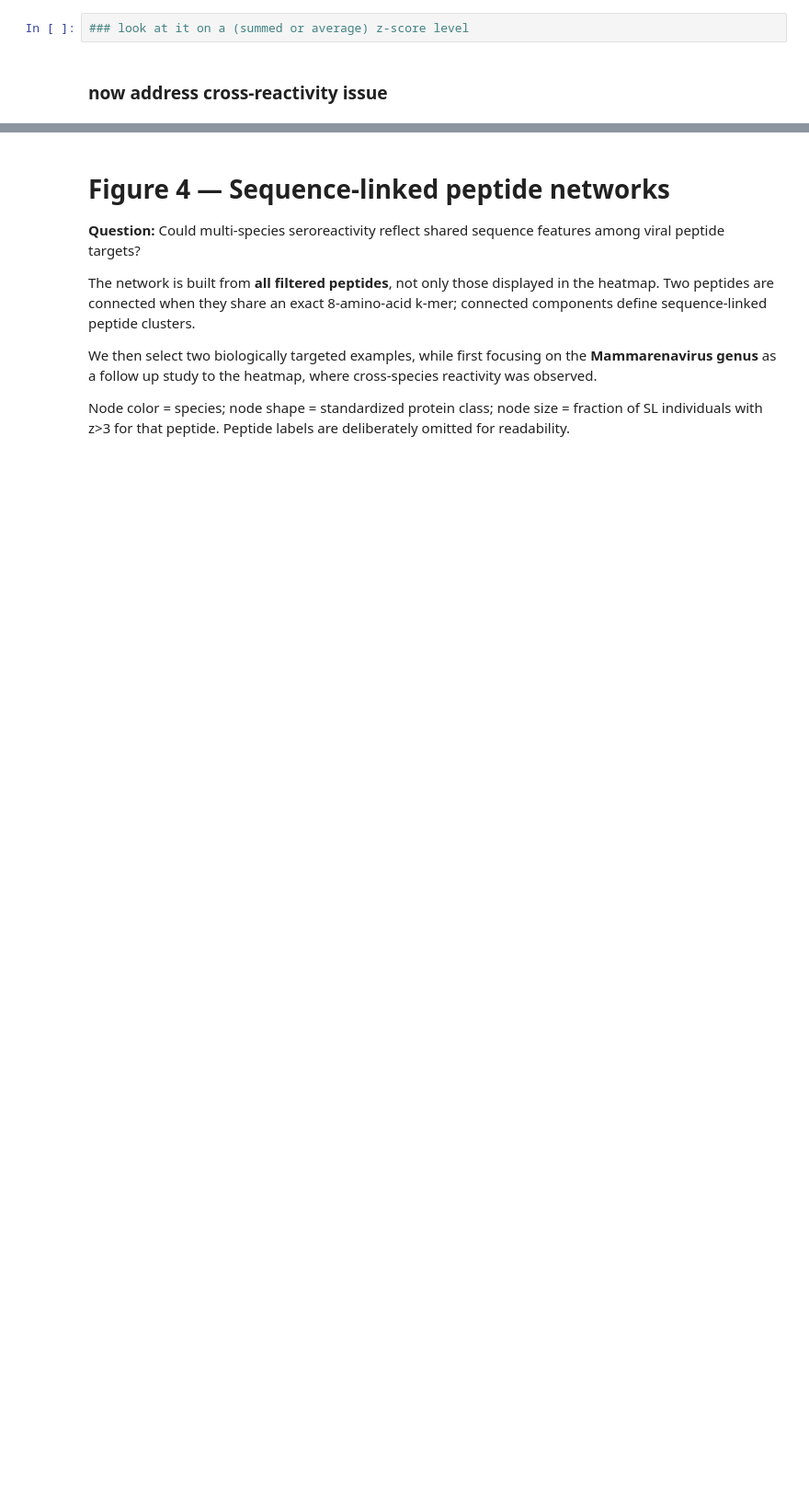
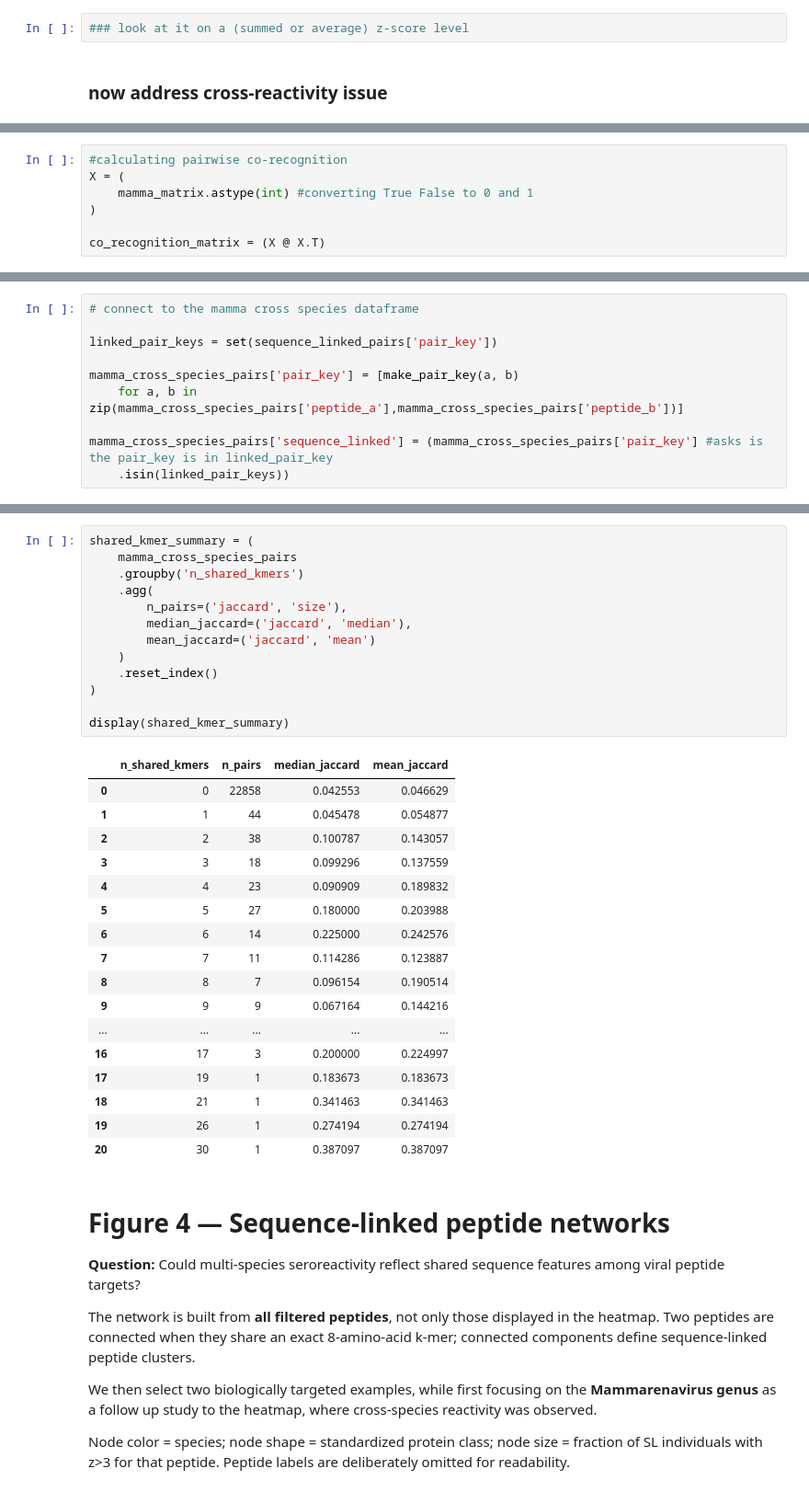
Before and after one commit to sporak577/lasv_phipseq_2026, a Jupyter notebook: Lassa_seroreactivity_paper_figures_clean_090726.ipynb, the cells around one changed output, grey strips where cells are left out. Shown at 92% size. Drawn from its saved outputs; the diff is of its cells as text; blank space fills up the shorter version.

```diff
--- a/Lassa_seroreactivity_paper_figures_clean_090726.ipynb
+++ b/Lassa_seroreactivity_paper_figures_clean_090726.ipynb
@@ -1343,0 +1371,7 @@ plt.show()
+# %%
+#calculating pairwise co-recognition
+X = (
+    mamma_matrix.astype(int) #converting True False to 0 and 1
+)
+
+co_recognition_matrix = (X @ X.T)
@@ -1343,0 +1490,10 @@ plt.show()
+# %%
+# connect to the mamma cross species dataframe
+
+linked_pair_keys = set(sequence_linked_pairs['pair_key'])
+
+mamma_cross_species_pairs['pair_key'] = [make_pair_key(a, b)
+    for a, b in zip(mamma_cross_species_pairs['peptide_a'],mamma_cross_species_pairs['peptide_b'])]
+
+mamma_cross_species_pairs['sequence_linked'] = (mamma_cross_species_pairs['pair_key'] #asks is the pair_key is in linked_pair_key
+    .isin(linked_pair_keys))
@@ -1344,3 +1620,34 @@ plt.show()
+# %%
+shared_kmer_summary = (
+    mamma_cross_species_pairs
+    .groupby('n_shared_kmers')
+    .agg(
+        n_pairs=('jaccard', 'size'),
+        median_jaccard=('jaccard', 'median'),
+        mean_jaccard=('jaccard', 'mean')
+    )
+    .reset_index()
+)
+
+display(shared_kmer_summary)
+# %% [output]
+|  | n_shared_kmers | n_pairs | median_jaccard | mean_jaccard |
+| 0 | 0 | 22858 | 0.042553 | 0.046629 |
+| 1 | 1 | 44 | 0.045478 | 0.054877 |
+| 2 | 2 | 38 | 0.100787 | 0.143057 |
+| 3 | 3 | 18 | 0.099296 | 0.137559 |
+| 4 | 4 | 23 | 0.090909 | 0.189832 |
+| 5 | 5 | 27 | 0.180000 | 0.203988 |
+| 6 | 6 | 14 | 0.225000 | 0.242576 |
+| 7 | 7 | 11 | 0.114286 | 0.123887 |
+| 8 | 8 | 7 | 0.096154 | 0.190514 |
+| 9 | 9 | 9 | 0.067164 | 0.144216 |
+| ... | ... | ... | ... | ... |
+| 16 | 17 | 3 | 0.200000 | 0.224997 |
+| 17 | 19 | 1 | 0.183673 | 0.183673 |
+| 18 | 21 | 1 | 0.341463 | 0.341463 |
+| 19 | 26 | 1 | 0.274194 | 0.274194 |
+| 20 | 30 | 1 | 0.387097 | 0.387097 |
 # %% [markdown]
 # Figure 4 — Sequence-linked peptide networks
 
```
Also changed, not shown: parts of 22 cells of this notebook.
